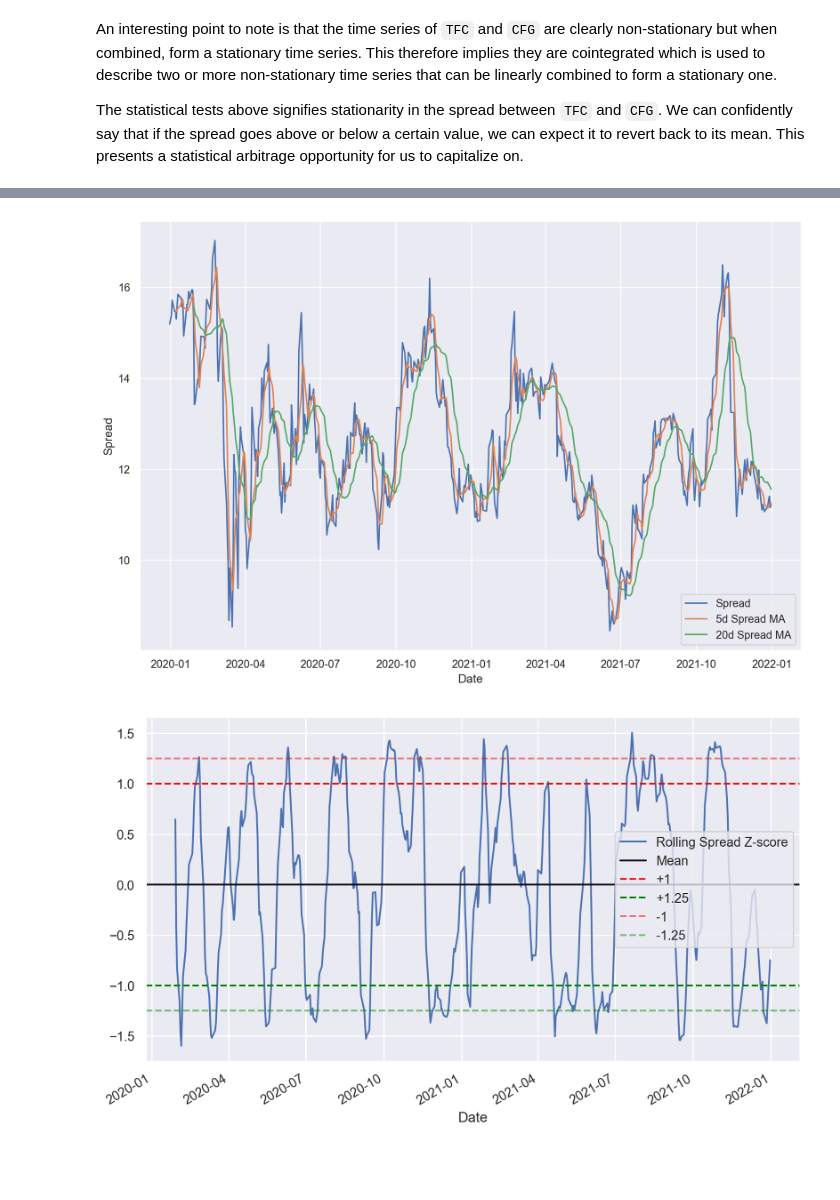
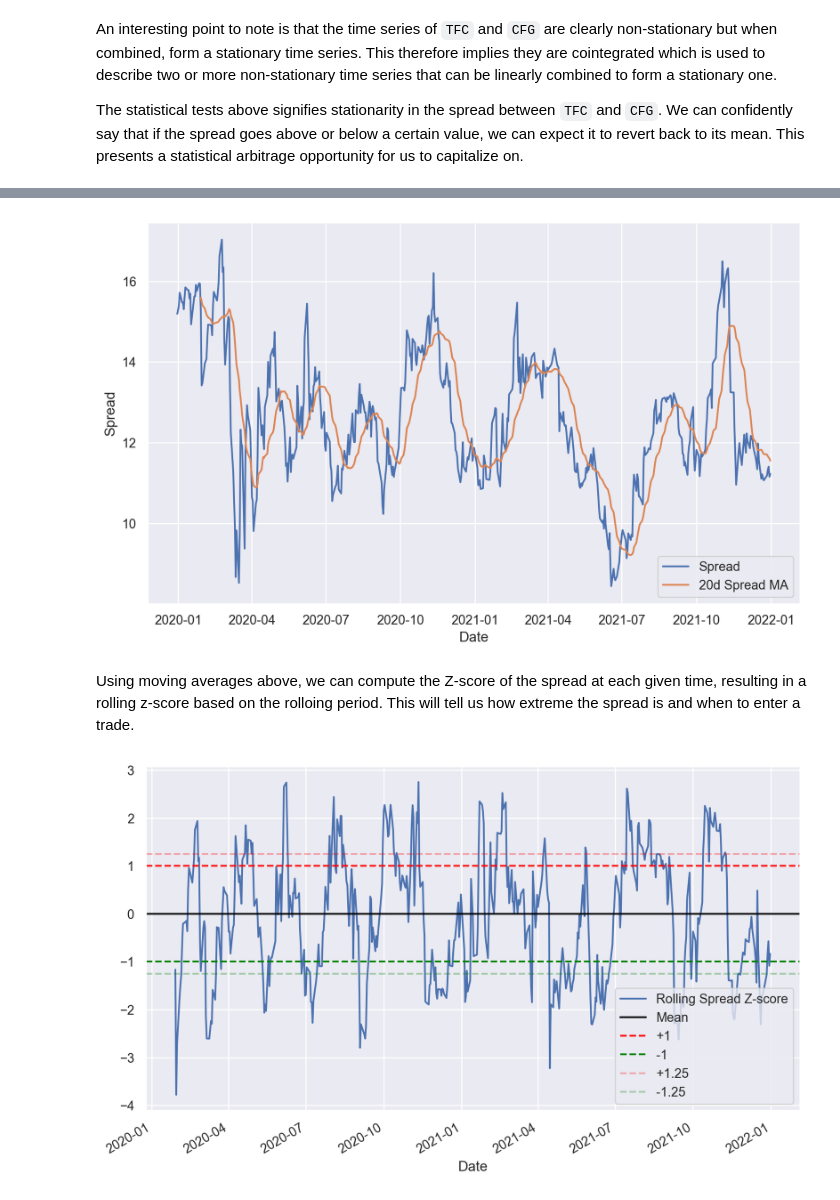
Before and after one commit to rileyang1/Pairs-Trading-Strategy, a Jupyter notebook: Pairs-Trading.ipynb, the cells around one changed output, grey strips where cells are left out. Saved outputs shown, nothing was run; the diff lists cells and outputs as text; code cells hidden in the pictures; blank space fills up the shorter version.

```diff
--- a/Pairs-Trading.ipynb
+++ b/Pairs-Trading.ipynb
@@ -250,32 +268,36 @@ By setting 4 other lines placed at the z-score of 1 and -1, 1.25, -1.25, we can
 # %%
-plt.figure(figsize=(12, 8), dpi=200)
-spreads_mavg5 = spread.rolling(window=5, center=False).mean()
+plt.figure(figsize=(10, 6), dpi=200)
+
+# getting 20d moving averages of price spread
 spreads_mavg20 = spread.rolling(window=20, center=False).mean()
+
+# plotting them
 plt.plot(spread.index, spread.values)
-plt.plot(spreads_mavg5.index, spreads_mavg5.values)
 plt.plot(spreads_mavg20.index, spreads_mavg20.values)
-plt.legend(['Spread', '5d Spread MA', '20d Spread MA'])
+plt.legend(['Spread', '20d Spread MA'])
 plt.xlabel('Date')
 plt.ylabel('Spread')
 plt.show()
 # %% [output]
-[figure, old version]
+[figure, new version]
+# %% [markdown]
+Using moving averages above, we can compute the Z-score of the spread at each given time, resulting in a rolling z-score based on the rolloing period. This will tell us how extreme the spread is and when to enter a trade.
 # %%
+# Taking a rolling 20d standard deviation
+std_20 = spread.rolling(window=20, center=False).std()
+# Computing z-score for each day based on a 20 day rolling window
+zscore_20 = (spread - spreads_mavg20)/std_20
+
+# plotting them
 plt.figure(figsize=(10, 6), dpi=200)
-
-std_20 = spread.rolling(window=20, center=False).std()
-zscore_20_5 = (spreads_mavg5 - spreads_mavg20)/std_20
-zscore_20_5.plot()
-
+zscore_20.plot()
 plt.axhline(0, color='black')
 plt.axhline(1, color='red', linestyle='--')
 plt.axhline(-1, color='green', linestyle='--')
-
-plt.axhline(1.25, color='red', alpha=0.5, linestyle='--')
-plt.axhline(-1.25, color='green', alpha=0.5, linestyle='--')
-
-plt.legend(['Rolling Spread Z-score', 'Mean', '+1','+1.25','-1','-1.25'])
+plt.axhline(1.25, color='red', alpha=0.3, linestyle='--')
+plt.axhline(-1.25, color='green', alpha=0.3, linestyle='--')
+plt.legend(['Rolling Spread Z-score', 'Mean', '+1','-1','+1.25', '-1.25'])
 plt.show()
 # %% [output]
-[figure, old version]
+[figure, new version]
 # %%
```
Also changed, not shown: parts of 20 cells of this notebook.
